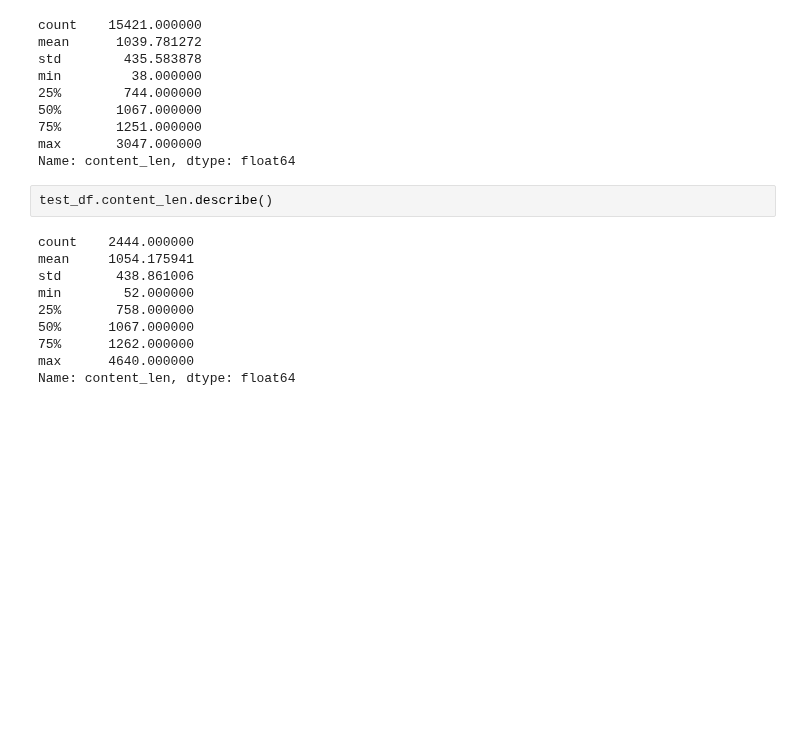
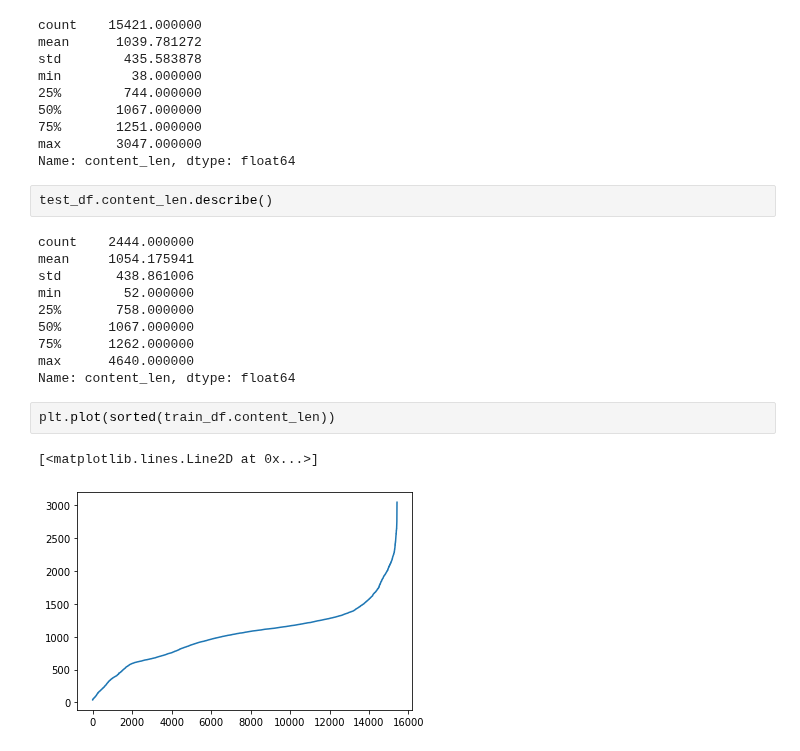
Before and after one commit to OcaenEyes/ML, a Jupyter notebook: AI训练赛/中文阅读理解/中文阅读理解.ipynb, the cells around one changed output. Cells and saved outputs as stored; diff of their text form; blank space fills up the shorter version.

```diff
--- a/AI训练赛/中文阅读理解/中文阅读理解.ipynb
+++ b/AI训练赛/中文阅读理解/中文阅读理解.ipynb
@@ -148,3 +148,8 @@ min        52.000000
 75%      1262.000000
 max      4640.000000
 Name: content_len, dtype: float64
+# %%
+plt.plot(sorted(train_df.content_len))
+# %% [output]
+[<matplotlib.lines.Line2D at 0x...>]
+[figure, added]
```
Also changed, not shown: parts of 20 cells of this notebook.
